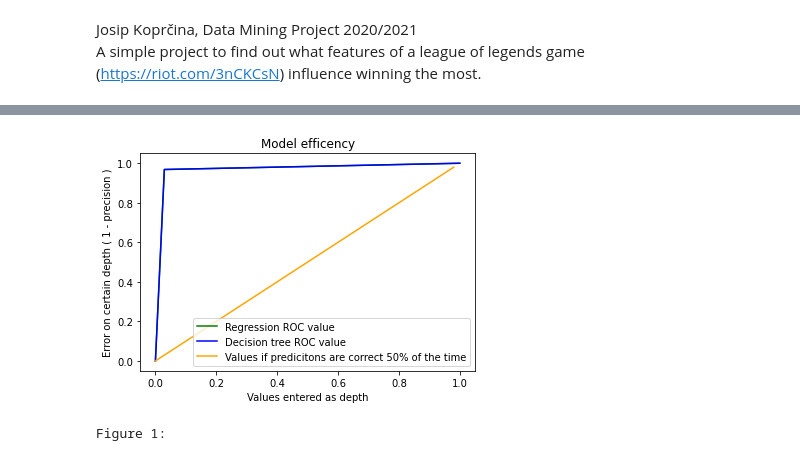
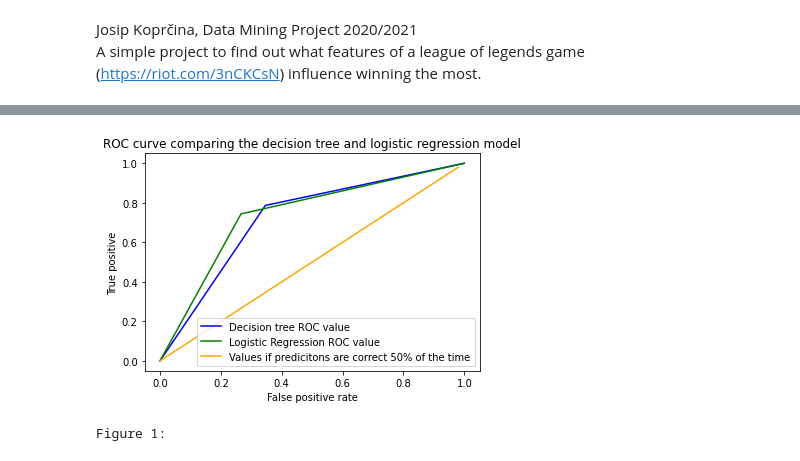
Before and after one commit to jkoprcina/LeagueOfLegendsDataMiningProject, a Jupyter notebook: LeagueOfLegendsDataMining.ipynb, the cells around one changed output, grey strips where cells are left out. Saved outputs shown, nothing was run; the diff lists cells and outputs as text; code cells hidden in the pictures.

```diff
--- a/LeagueOfLegendsDataMining.ipynb
+++ b/LeagueOfLegendsDataMining.ipynb
@@ -62,0 +18,9 @@ weighted avg       0.97      0.97      0.97     65976
+# %%
+# Importing data
+data = pd.read_csv("./data/high_diamond_ranked_10min.csv")
+
+y = data[data.columns[1]]
+X = pd.DataFrame(data)
+del X['gameId']
+del X['blueWins']
+features = X.columns
@@ -62,0 +33,5 @@ weighted avg       0.97      0.97      0.97     65976
+# %%
+# Normalizing data
+min_max_scaler = preprocessing.MinMaxScaler()
+x_scaled = min_max_scaler.fit_transform(X.values)
+X = pd.DataFrame(x_scaled, columns=features)
@@ -80,9 +135,13 @@ SyntaxError: invalid syntax (<ipython-input-30-ef792fd5ad8f>, line 4)
 # %%
 # Using logistic regression to classify
+f1_scores = []
+for i in range(100):
+  logmodel = LogisticRegression(max_iter=100)
+  logmodel.fit(X_train,y_train)
+  y_pred_lr = logmodel.predict(X_test)
+  f1_scores.append(metrics.f1_score(y_test, y_pred_lr))
+f1_score = sum(f1_scores)/100
+print(f1_score)
 
-logmodel = LogisticRegression()
-logmodel.fit(X_train,y_train)
-y_pred = logmodel.predict(X_test)
-
-print(confusion_matrix(y_test, y_pred))
-print(classification_report(y_test, y_pred))
+print(confusion_matrix(y_test, y_pred_lr))
+print(classification_report(y_test, y_pred_lr))
@@ -104,21 +177,20 @@ print("Figure 1:")
 # %%
 # Plotting the comparison of our models
+tpr1, fpr1, thresholds = metrics.roc_curve(y_test, y_pred_dt)
+tpr2, fpr2, thresholds = metrics.roc_curve(y_test, y_pred_lr)
 
-fpr1, tpr1, thresholds = metrics.roc_curve(y_test, y_pred)
-fpr2, tpr2, thresholds = metrics.roc_curve(y_test, y_pred)
-
-plt.plot(fpr1, tpr1, color="blue", label = "Decision tree ROC value")
-plt.plot(fpr2, tpr2, color="green", label = "Regression ROC value")
+plt.plot(tpr1, fpr1, color="blue", label = "Decision tree ROC value")
+plt.plot(tpr2, fpr2, color="green", label = "Logistic Regression ROC value")
 
 x = [i for i in range(1,100)]
 plt.plot([i/100 for i in range(len(x))], [i/100 for i in range(len(x))], color="orange", label = "Values if predicitons are correct 50% of the time")
 
-plt.xlabel('Values entered as depth')
-plt.ylabel('Error on certain depth ( 1 - precision )')
-plt.title('Model efficency')
+plt.xlabel('False positive rate')
+plt.ylabel('True positive')
+plt.title('ROC curve comparing the decision tree and logistic regression model')
 plt.legend()
 plt.show()
 print("Figure 1:")
 # %% [output]
-[figure, old version]
+[figure, new version]
 Figure 1:
```
Also changed, not shown: parts of 13 cells of this notebook, 2 other files.
